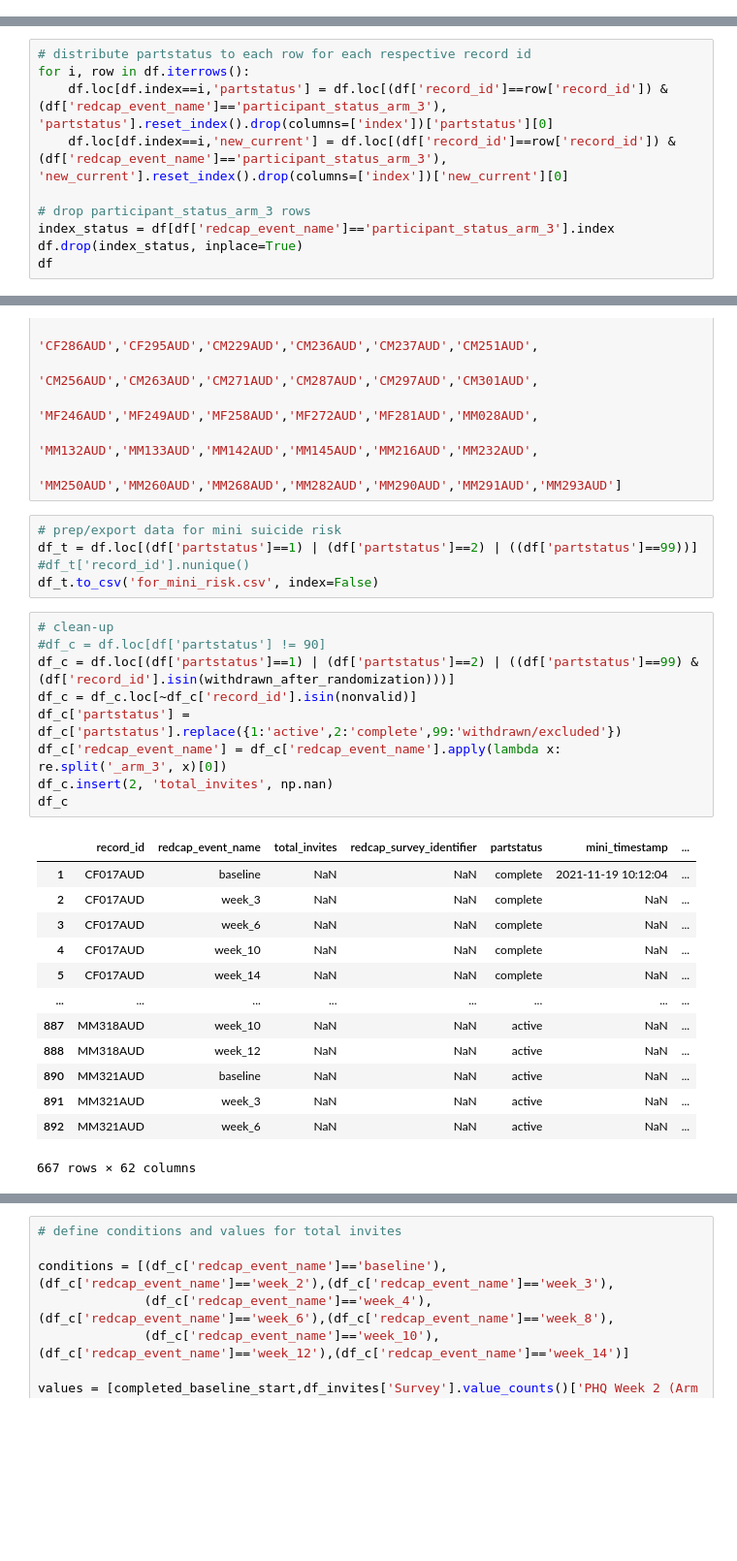
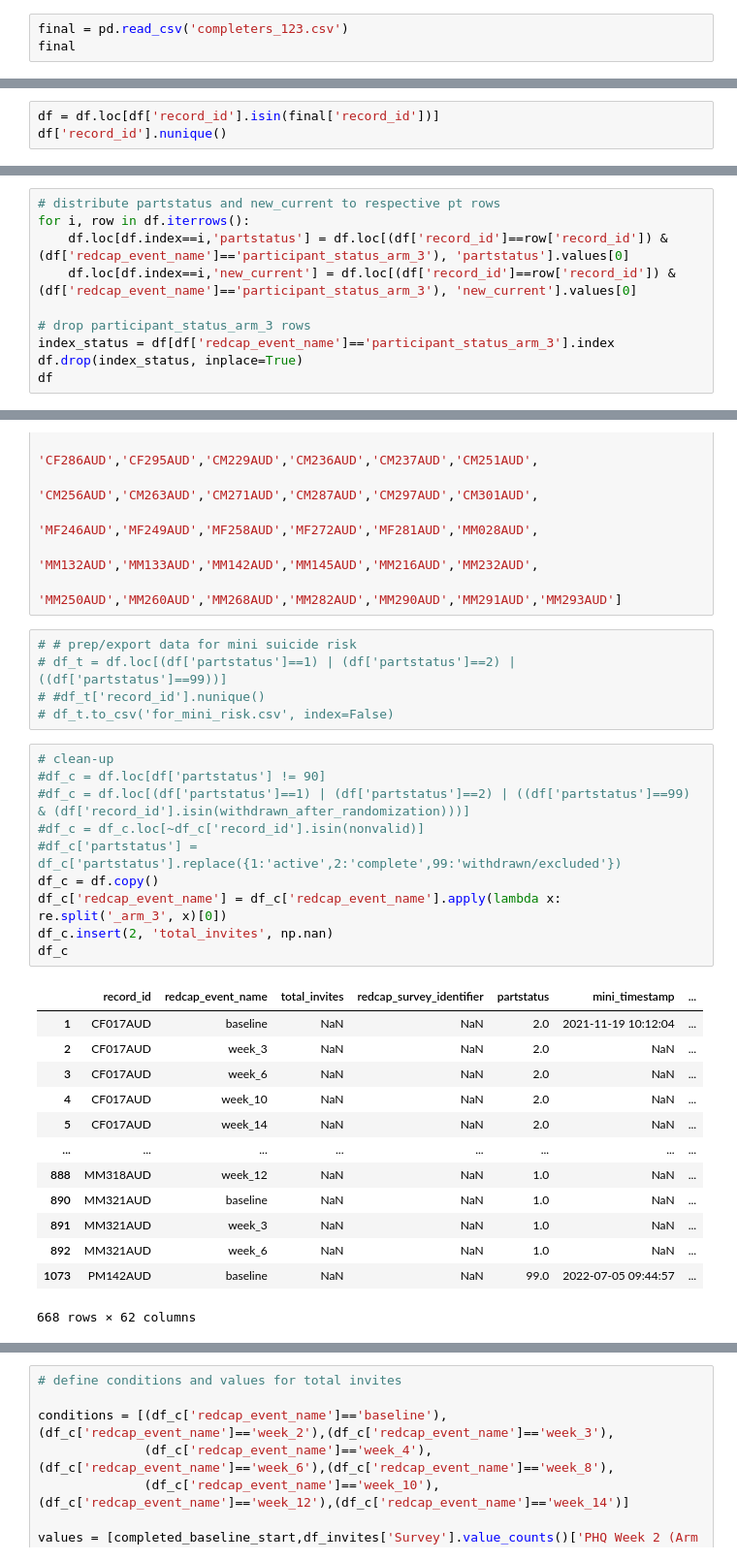
Before and after one commit to mbthompson14/HR_DSMB_2023, a Jupyter notebook: completion_main.ipynb, the cells around one changed output, grey strips where cells are left out. Shown at 97% size. Drawn from its saved outputs; the diff is of its cells as text; blank space fills up the shorter version.

Commit message:
reran with an additional participant (123 total)

```diff
--- a/completion_main.ipynb
+++ b/completion_main.ipynb
@@ -40,0 +36,3 @@ df['record_id'].nunique()
+# %%
+final = pd.read_csv('completers_123.csv')
+final
@@ -40,0 +53,3 @@ df['record_id'].nunique()
+# %%
+df = df.loc[df['record_id'].isin(final['record_id'])]
+df['record_id'].nunique()
@@ -62,8 +94,8 @@ df.loc[(df['partstatus'] == 1) | (df['partstatus'] == 2), 'record_id'].nunique()
 # %%
-# distribute partstatus to each row for each respective record id
+# distribute partstatus and new_current to respective pt rows
 for i, row in df.iterrows():
-    df.loc[df.index==i,'partstatus'] = df.loc[(df['record_id']==row['record_id']) & (df['redcap_event_name']=='participant_status_arm_3'), 'partstatus'].reset_index().drop(columns=['index'])['partstatus'][0]
-    df.loc[df.index==i,'new_current'] = df.loc[(df['record_id']==row['record_id']) & (df['redcap_event_name']=='participant_status_arm_3'), 'new_current'].reset_index().drop(columns=['index'])['new_current'][0]
+    df.loc[df.index==i,'partstatus'] = df.loc[(df['record_id']==row['record_id']) & (df['redcap_event_name']=='participant_status_arm_3'), 'partstatus'].values[0]
+    df.loc[df.index==i,'new_current'] = df.loc[(df['record_id']==row['record_id']) & (df['redcap_event_name']=='participant_status_arm_3'), 'new_current'].values[0]
 
 # drop participant_status_arm_3 rows
 index_status = df[df['redcap_event_name']=='participant_status_arm_3'].index
@@ -145,33 +169,34 @@ withdrawn_after_randomization = ['CF026AUD','CF231AUD','CF241AUD','CF270AUD','CF
                                  'MM132AUD','MM133AUD','MM142AUD','MM145AUD','MM216AUD','MM232AUD',
                                  'MM250AUD','MM260AUD','MM268AUD','MM282AUD','MM290AUD','MM291AUD','MM293AUD']
 # %%
-# prep/export data for mini suicide risk
-df_t = df.loc[(df['partstatus']==1) | (df['partstatus']==2) | ((df['partstatus']==99))]
-#df_t['record_id'].nunique()
-df_t.to_csv('for_mini_risk.csv', index=False)
+# # prep/export data for mini suicide risk
+# df_t = df.loc[(df['partstatus']==1) | (df['partstatus']==2) | ((df['partstatus']==99))]
+# #df_t['record_id'].nunique()
+# df_t.to_csv('for_mini_risk.csv', index=False)
 # %%
 # clean-up
 #df_c = df.loc[df['partstatus'] != 90]
-df_c = df.loc[(df['partstatus']==1) | (df['partstatus']==2) | ((df['partstatus']==99) & (df['record_id'].isin(withdrawn_after_randomization)))]
-df_c = df_c.loc[~df_c['record_id'].isin(nonvalid)]
-df_c['partstatus'] = df_c['partstatus'].replace({1:'active',2:'complete',99:'withdrawn/excluded'})
+#df_c = df.loc[(df['partstatus']==1) | (df['partstatus']==2) | ((df['partstatus']==99) & (df['record_id'].isin(withdrawn_after_randomization)))]
+#df_c = df_c.loc[~df_c['record_id'].isin(nonvalid)]
+#df_c['partstatus'] = df_c['partstatus'].replace({1:'active',2:'complete',99:'withdrawn/excluded'})
+df_c = df.copy()
 df_c['redcap_event_name'] = df_c['redcap_event_name'].apply(lambda x: re.split('_arm_3', x)[0])
 df_c.insert(2, 'total_invites', np.nan)
 df_c
 # %% [output]
 |  | record_id | redcap_event_name | total_invites | redcap_survey_identifier | partstatus | mini_timestamp | ... |
-| 1 | CF017AUD | baseline | NaN | NaN | complete | 2021-11-19 10:12:04 | ... |
-| 2 | CF017AUD | week_3 | NaN | NaN | complete | NaN | ... |
-| 3 | CF017AUD | week_6 | NaN | NaN | complete | NaN | ... |
-| 4 | CF017AUD | week_10 | NaN | NaN | complete | NaN | ... |
-| 5 | CF017AUD | week_14 | NaN | NaN | complete | NaN | ... |
+| 1 | CF017AUD | baseline | NaN | NaN | 2.0 | 2021-11-19 10:12:04 | ... |
+| 2 | CF017AUD | week_3 | NaN | NaN | 2.0 | NaN | ... |
+| 3 | CF017AUD | week_6 | NaN | NaN | 2.0 | NaN | ... |
+| 4 | CF017AUD | week_10 | NaN | NaN | 2.0 | NaN | ... |
+| 5 | CF017AUD | week_14 | NaN | NaN | 2.0 | NaN | ... |
 | ... | ... | ... | ... | ... | ... | ... | ... |
-| 887 | MM318AUD | week_10 | NaN | NaN | active | NaN | ... |
-| 888 | MM318AUD | week_12 | NaN | NaN | active | NaN | ... |
-| 890 | MM321AUD | baseline | NaN | NaN | active | NaN | ... |
-| 891 | MM321AUD | week_3 | NaN | NaN | active | NaN | ... |
-| 892 | MM321AUD | week_6 | NaN | NaN | active | NaN | ... |
+| 888 | MM318AUD | week_12 | NaN | NaN | 1.0 | NaN | ... |
+| 890 | MM321AUD | baseline | NaN | NaN | 1.0 | NaN | ... |
+| 891 | MM321AUD | week_3 | NaN | NaN | 1.0 | NaN | ... |
+| 892 | MM321AUD | week_6 | NaN | NaN | 1.0 | NaN | ... |
+| 1073 | PM142AUD | baseline | NaN | NaN | 99.0 | 2022-07-05 09:44:57 | ... |
-667 rows × 62 columns
+668 rows × 62 columns
 # %%
 df_c['record_id'].nunique()
 # %% [output]
```
Also changed, not shown: parts of 26 cells of this notebook, 14 other files.
